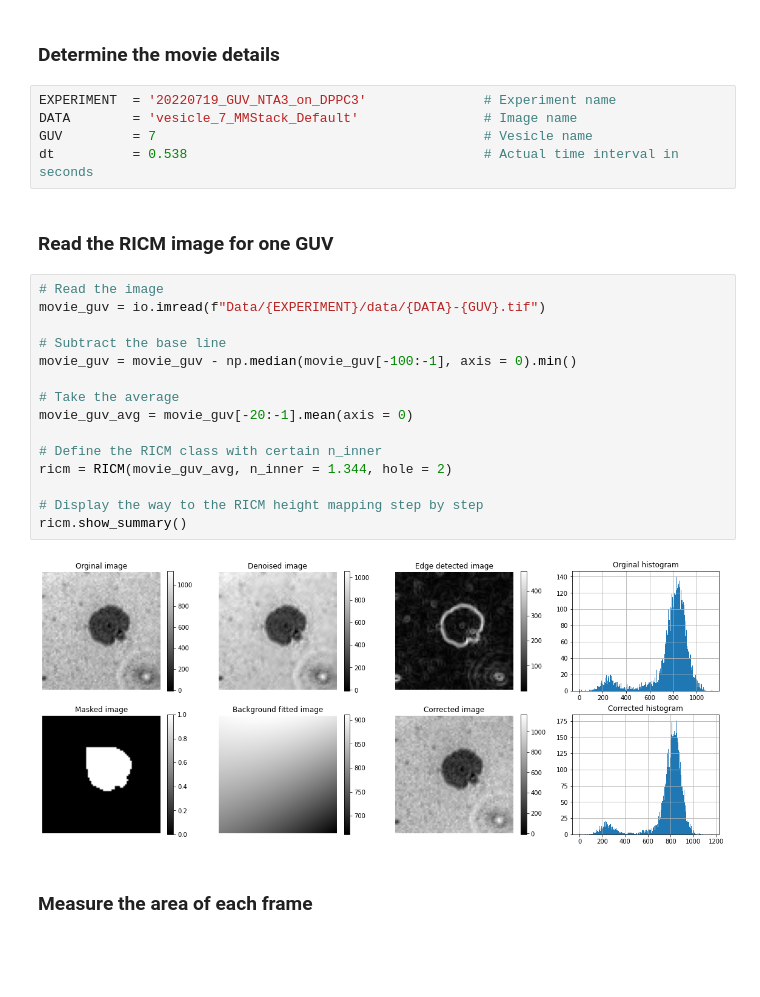
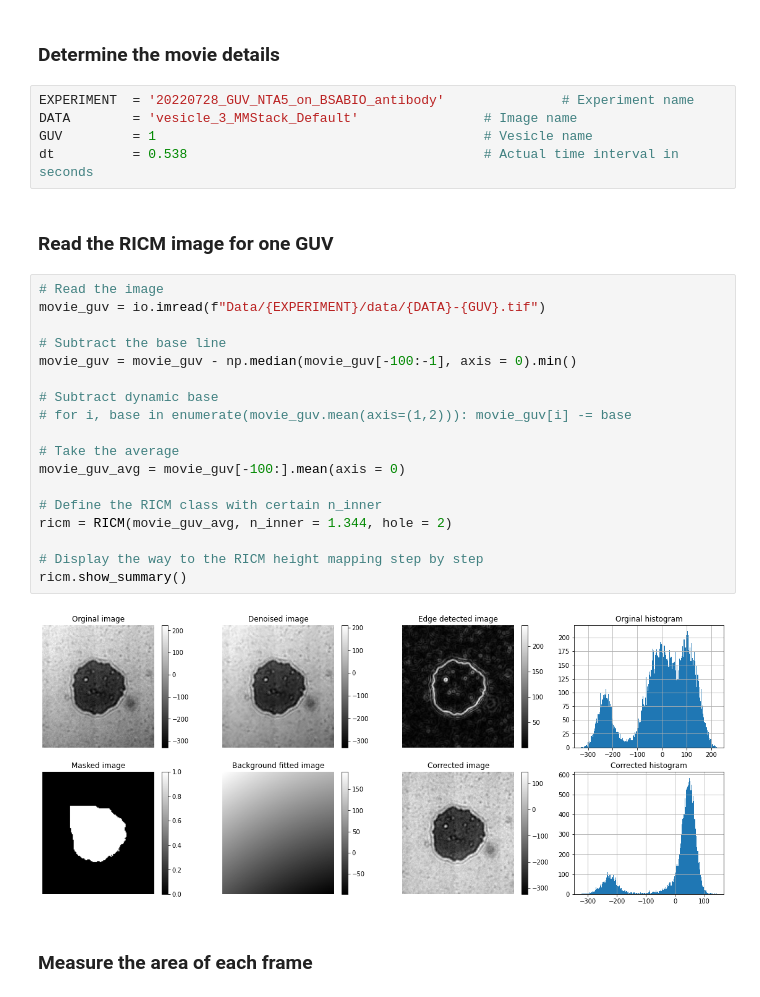
Before and after one commit to ahmed344/RICM-vesicles2, a Jupyter notebook: Area_curves.ipynb, the cells around one changed output. Drawn from its saved outputs; the diff is of its cells as text; blank space fills up the shorter version.

Commit message:
dynamic base

```diff
--- a/Area_curves.ipynb
+++ b/Area_curves.ipynb
@@ -12,29 +12,32 @@ from RICM_VESICLE import RICM, Growth_Area
 # %% [markdown]
 ### Determine the movie details
 # %%
-EXPERIMENT  = '20220719_GUV_NTA3_on_DPPC3'               # Experiment name
-DATA        = 'vesicle_7_MMStack_Default'                # Image name
-GUV         = 7                                          # Vesicle name
+EXPERIMENT  = '20220728_GUV_NTA5_on_BSABIO_antibody'               # Experiment name
+DATA        = 'vesicle_3_MMStack_Default'                # Image name
+GUV         = 1                                          # Vesicle name
 dt          = 0.538                                      # Actual time interval in seconds
 # %% [markdown]
 ### Read the RICM image for one GUV
 # %%
 # Read the image
 movie_guv = io.imread(f"Data/{EXPERIMENT}/data/{DATA}-{GUV}.tif")
 
 # Subtract the base line
 movie_guv = movie_guv - np.median(movie_guv[-100:-1], axis = 0).min()
 
+# Subtract dynamic base
+# for i, base in enumerate(movie_guv.mean(axis=(1,2))): movie_guv[i] -= base
+
 # Take the average
-movie_guv_avg = movie_guv[-20:-1].mean(axis = 0)
+movie_guv_avg = movie_guv[-100:].mean(axis = 0)
 
 # Define the RICM class with certain n_inner
 ricm = RICM(movie_guv_avg, n_inner = 1.344, hole = 2)
 
 # Display the way to the RICM height mapping step by step
 ricm.show_summary()
 # %% [output]
-[figure, old version]
+[figure, new version]
 # %% [markdown]
 ### Measure the area of each frame
 # %%
```
Also changed, not shown: parts of 2 cells of this notebook.
